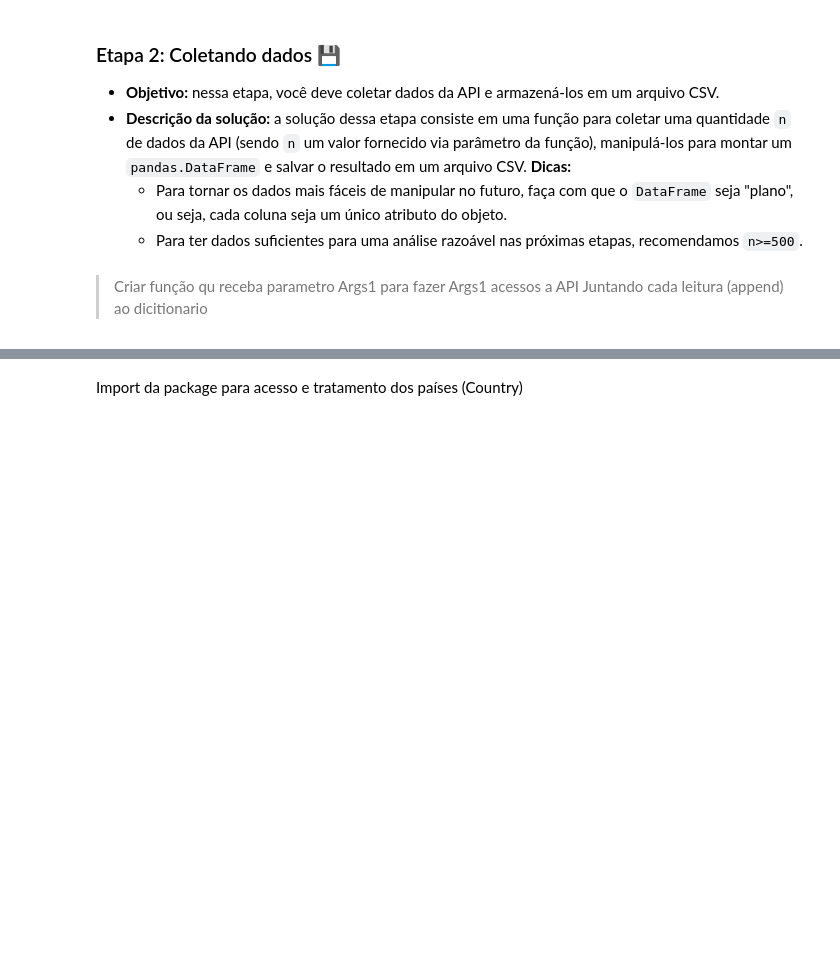
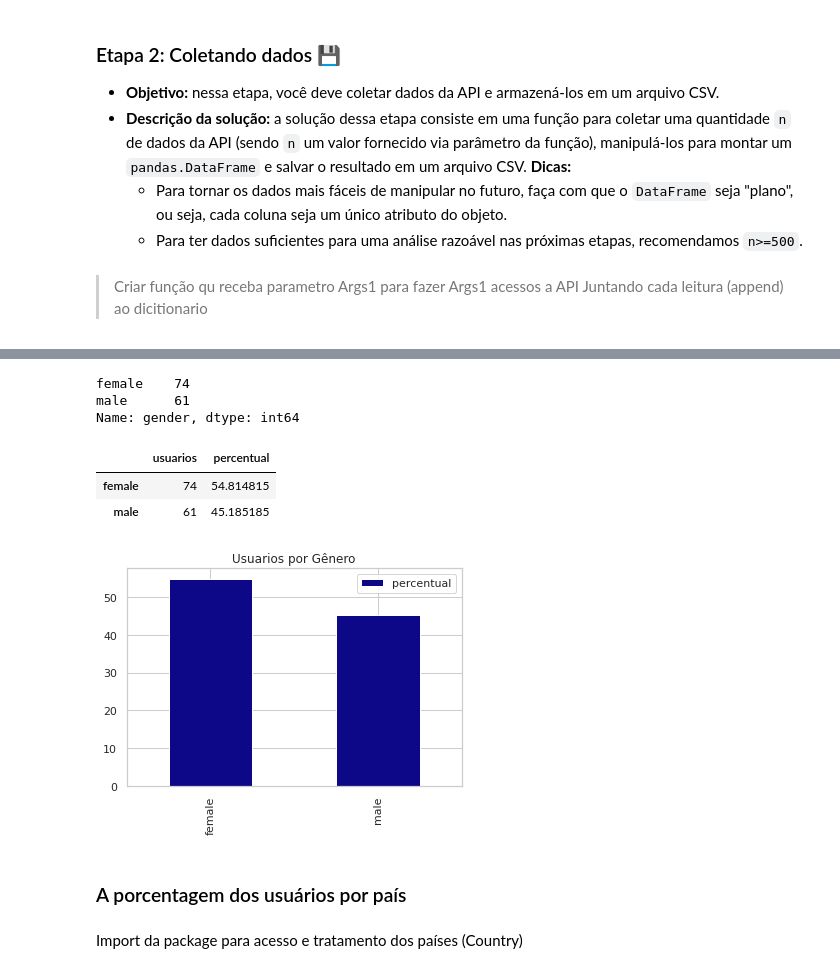
Before and after one commit to EdisonMoreira/-aquecimento-formacao-infra, a Jupyter notebook: Pipeline.ipynb, the cells around one changed output, grey strips where cells are left out. Saved outputs shown, nothing was run; the diff lists cells and outputs as text; code cells hidden in the pictures; blank space fills up the shorter version.

```diff
--- a/Pipeline.ipynb
+++ b/Pipeline.ipynb
@@ -141,6 +171,9 @@ print(df)
 # %%
 # Imports
-import re
-import time
 import numpy as np
 import matplotlib.pyplot as plt
+import seaborn as sns
+from matplotlib import cm
+import warnings
+warnings.filterwarnings("ignore")
+sns.set_theme(style = "whitegrid")
@@ -155,3 +188,34 @@ retornaArq(file_name)
+# %%
+df['gender'].value_counts()
+# %% [output]
+female    74
+male      61
+Name: gender, dtype: int64
+# %%
+dfSexos=pd.DataFrame(df['gender'].value_counts())
+# %%
+# Lista auxiliar Sexo
+# para alterar o label da coluna gender
+sexosLista = dfSexos.columns.tolist()
+sexosLista[sexosLista.index('gender')] = 'usuarios'
+dfSexos.columns = sexosLista
+# %%
+# Vamos calcular o percentual para cada genero
+dfSexos['percentual'] = (dfSexos['usuarios'] / dfSexos['usuarios'].sum()) * 100
+# %%
+#Relatório básico
+display(dfSexos)
+# %% [output]
+|  | usuarios | percentual |
+| female | 74 | 54.814815 |
+| male | 61 | 45.185185 |
+# %%
+#Gráfico básico
+dfSexos.plot(kind='bar',y='percentual', title = 'Usuarios por Gênero', colormap = 'plasma');
+# %% [output]
+[figure, added]
+# %% [markdown]
+### A porcentagem dos usuários por país
 # %% [markdown]
 Import da package para acesso e tratamento dos países (Country)
 # %%
```
Also changed, not shown: parts of 44 cells of this notebook.
